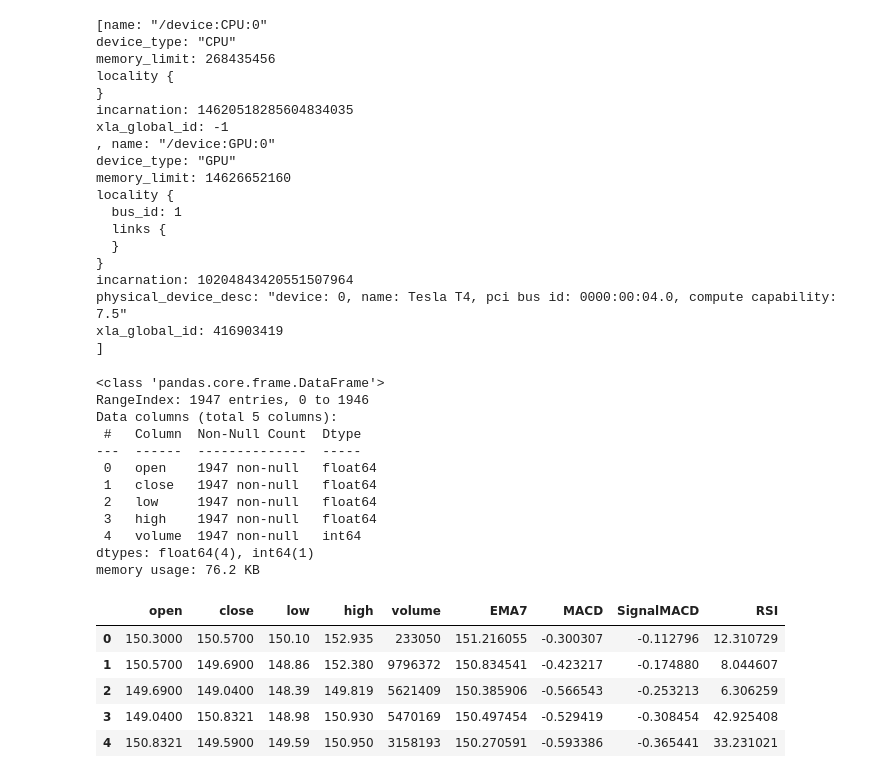
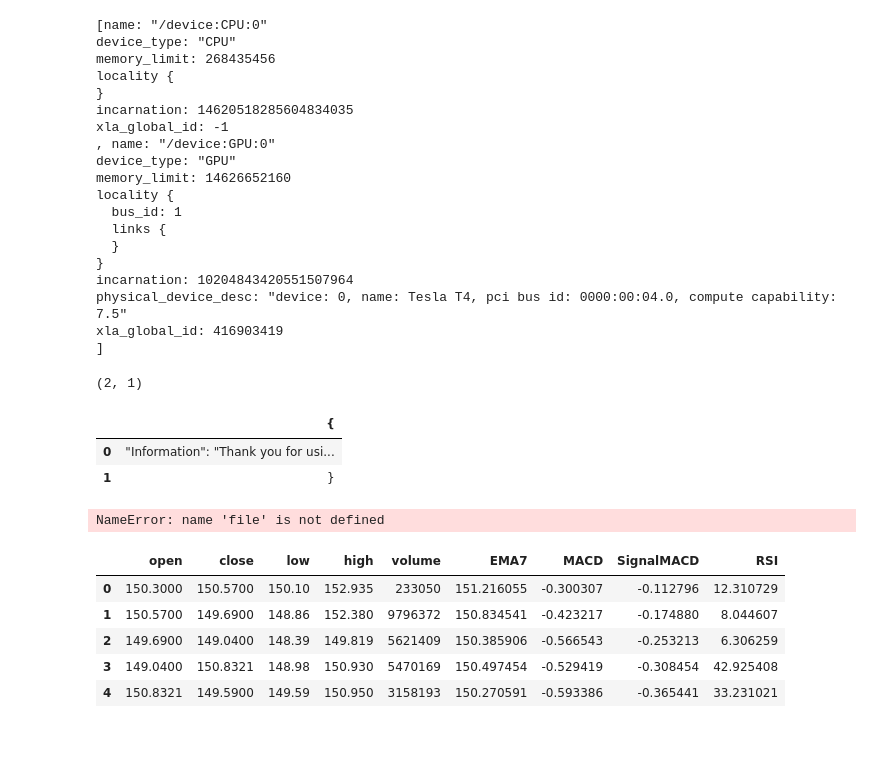
Before and after one commit to iadrados/StockPrediction, a Jupyter notebook: Stock_Prediction.ipynb, the cells around one changed output. Drawn from its saved outputs; the diff is of its cells as text; code cells hidden in the pictures; blank space fills up the shorter version.

```diff
--- a/Stock_Prediction.ipynb
+++ b/Stock_Prediction.ipynb
@@ -59,3 +36,27 @@ file=file.loc[::-1].reset_index(drop=True)
+# %%
+import requests # type: ignore
+import pandas as pd
+import io
+
+#FILE='AMAZON.csv'
+#file=pd.read_csv(FILE, sep=';').loc[::-1].reset_index(drop=True)
+
+APIKEY='X9WT0QP6QJUP62Z2'
+DATES = ['2023-02']
+#file = pd.DataFrame
+file=None
+for date in DATES:
+    url = 'https://www.alphavantage.co/query?function=TIME_SERIES_INTRADAY&symbol=IBM&interval=5min&apikey='
+    url += APIKEY+'&datatype=csv&month=' + date
+    r = requests.get(url)
+    file = pd.concat([file, pd.read_csv(io.StringIO(r.content.decode('utf-8')))])
+    print(file.shape)
+file.head()
+# %% [output]
+(2, 1)
+|  | { |
+| 0 | "Information": "Thank you for usi... |
+| 1 | } |
 # %%
 N=60     #Minutos agrupados
 DATEFILTER='' #Filtro de fecha
@@ -72,18 +73,7 @@ dfgroup=dfgroup.join(pd.DataFrame(df['volume'].groupby(df.index//N).sum()))
 dfgroup = dfgroup.reset_index(drop=True)
 dfgroup.info()
 # %% [output]
-<class 'pandas.core.frame.DataFrame'>
-RangeIndex: 1947 entries, 0 to 1946
-Data columns (total 5 columns):
- #   Column  Non-Null Count  Dtype
----  ------  --------------  -----
- 0   open    1947 non-null   float64
- 1   close   1947 non-null   float64
- 2   low     1947 non-null   float64
- 3   high    1947 non-null   float64
- 4   volume  1947 non-null   int64
-dtypes: float64(4), int64(1)
-memory usage: 76.2 KB
+NameError: name 'file' is not defined
 # %%
 def get_rsi(close, lookback):
     ret = close.diff()
```
Also changed, not shown: parts of 5 cells of this notebook, 7 other files.
